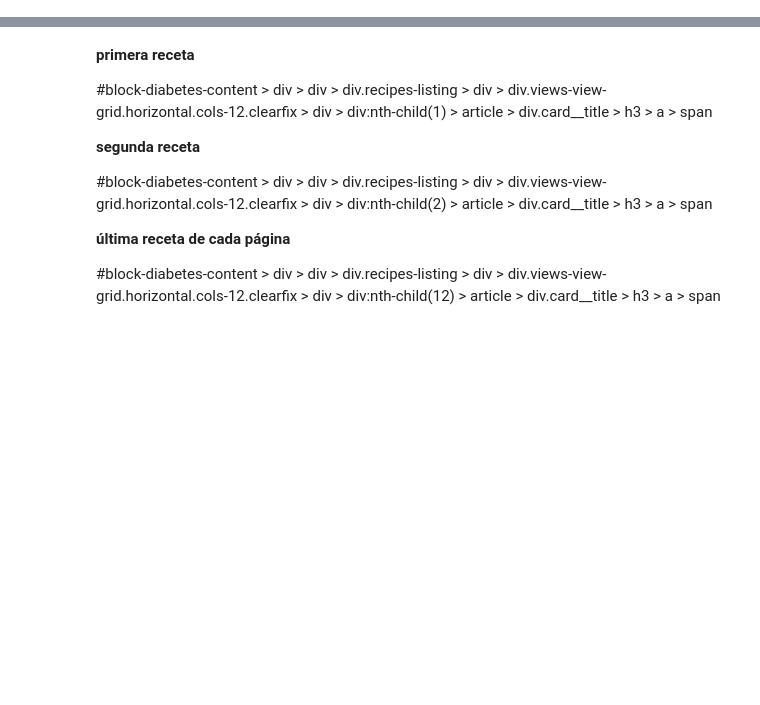
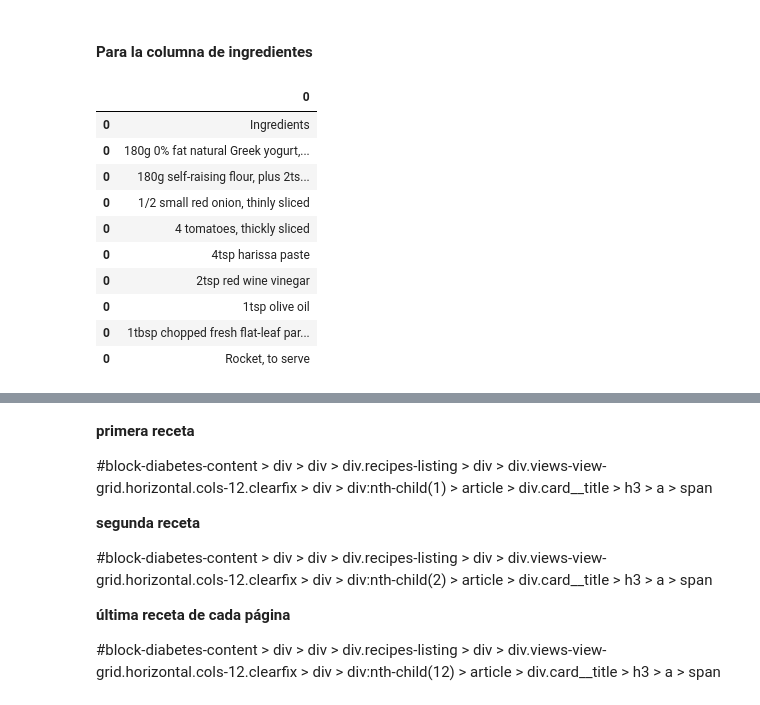
Before and after one commit to Hackaton-Eclectique/DataCode, a Jupyter notebook: Selenium_Receipes.ipynb, the cells around one changed output, grey strips where cells are left out. Cells and saved outputs as stored; diff of their text form; code cells hidden in the pictures; blank space fills up the shorter version.

```diff
--- a/Selenium_Receipes.ipynb
+++ b/Selenium_Receipes.ipynb
@@ -122,0 +237,2 @@ pd.concat([df1, df2], axis = 1)
+# %% [markdown]
+#### Para la columna de ingredientes
@@ -122,0 +242,14 @@ pd.concat([df1, df2], axis = 1)
+# %%
+s.head(10)
+# %% [output]
+|  | 0 |
+| 0 | Ingredients |
+| 0 | 180g 0% fat natural Greek yogurt,... |
+| 0 | 180g self-raising flour, plus 2ts... |
+| 0 | 1/2 small red onion, thinly sliced |
+| 0 | 4 tomatoes, thickly sliced |
+| 0 | 4tsp harissa paste |
+| 0 | 2tsp red wine vinegar |
+| 0 | 1tsp olive oil |
+| 0 | 1tbsp chopped fresh flat-leaf par... |
+| 0 | Rocket, to serve |
```
Also changed, not shown: parts of 25 cells of this notebook, 43 other files.
